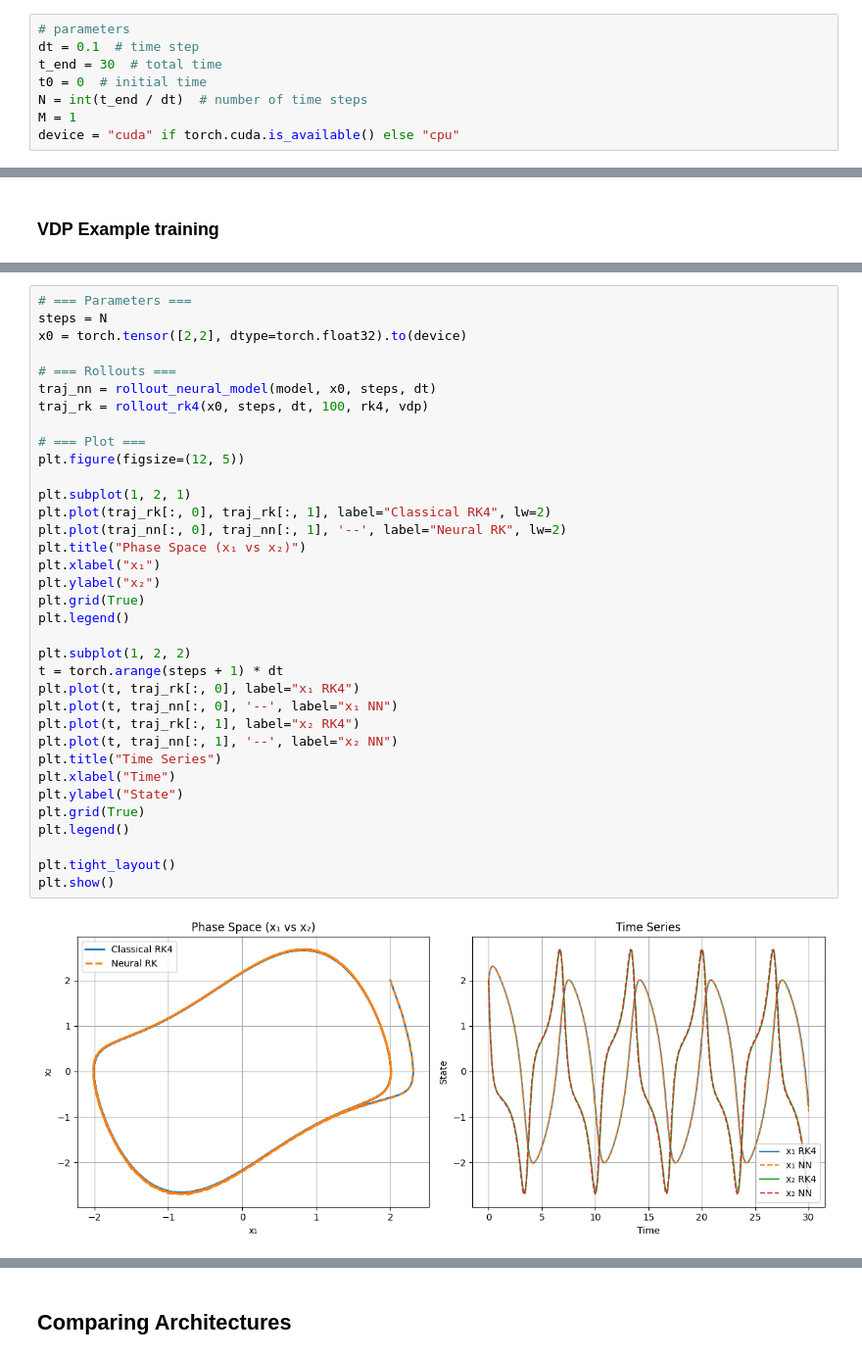
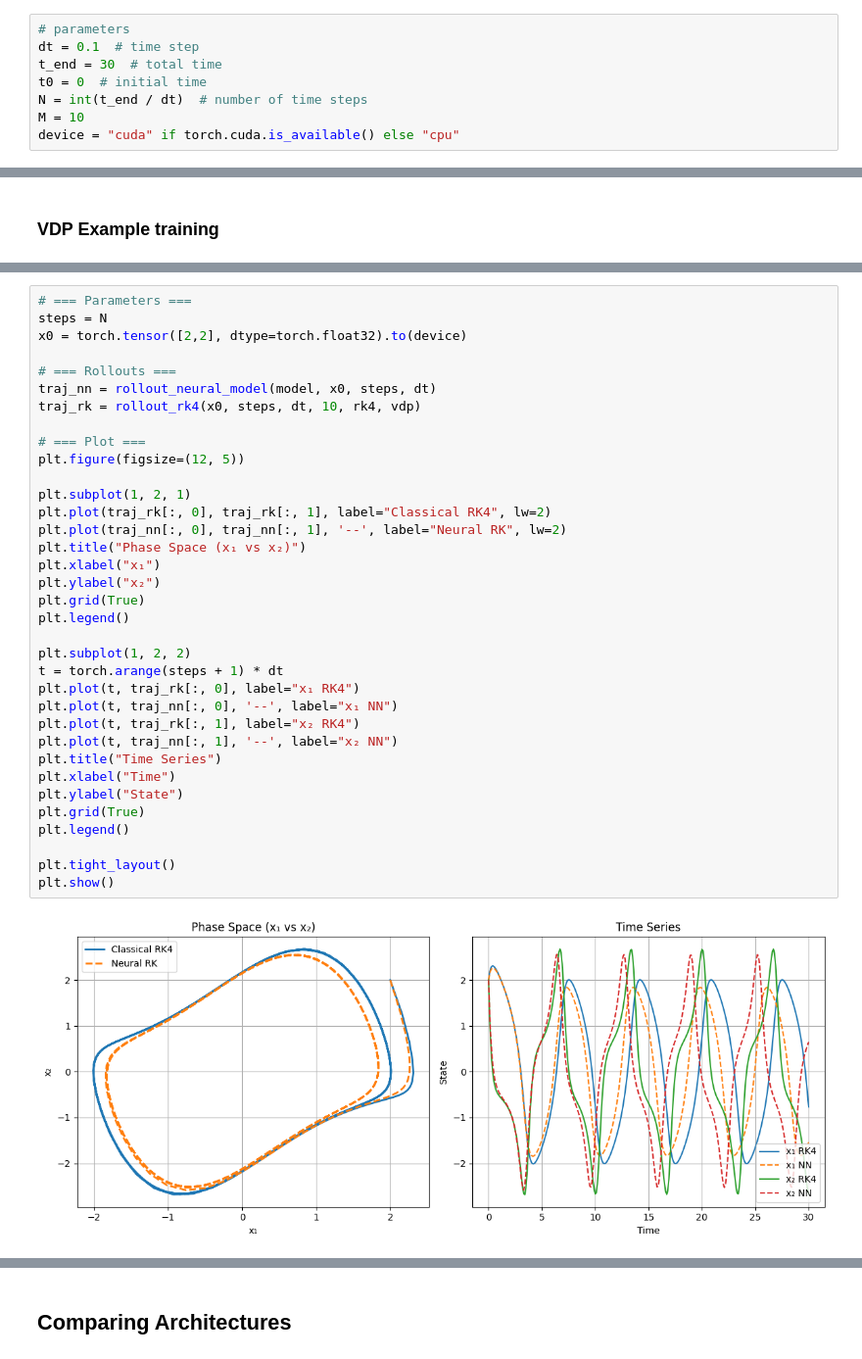
Before and after one commit to GeorgeWilliam1999/TrackExtrapolation, a Jupyter notebook: RK_PINNs/RK_PINN.ipynb, the cells around one changed output, grey strips where cells are left out. Shown at 98% size. Cells and saved outputs as stored; diff of their text form.

```diff
--- a/RK_PINNs/RK_PINN.ipynb
+++ b/RK_PINNs/RK_PINN.ipynb
@@ -15,7 +17,7 @@ dt = 0.1  # time step
 t_end = 30  # total time
 t0 = 0  # initial time
 N = int(t_end / dt)  # number of time steps
-M = 1
+M = 10
 device = "cuda" if torch.cuda.is_available() else "cpu"
 # %% [markdown]
 ## VDP System
@@ -389,36 +575,36 @@ x0 = torch.tensor([2,2], dtype=torch.float32).to(device)
 
 # === Rollouts ===
 traj_nn = rollout_neural_model(model, x0, steps, dt)
-traj_rk = rollout_rk4(x0, steps, dt, 100, rk4, vdp)
+traj_rk = rollout_rk4(x0, steps, dt, 10, rk4, vdp)
 
 # === Plot ===
 plt.figure(figsize=(12, 5))
 
 plt.subplot(1, 2, 1)
 plt.plot(traj_rk[:, 0], traj_rk[:, 1], label="Classical RK4", lw=2)
 plt.plot(traj_nn[:, 0], traj_nn[:, 1], '--', label="Neural RK", lw=2)
 plt.title("Phase Space (x₁ vs x₂)")
 plt.xlabel("x₁")
 plt.ylabel("x₂")
 plt.grid(True)
 plt.legend()
 
 plt.subplot(1, 2, 2)
 t = torch.arange(steps + 1) * dt
 plt.plot(t, traj_rk[:, 0], label="x₁ RK4")
 plt.plot(t, traj_nn[:, 0], '--', label="x₁ NN")
 plt.plot(t, traj_rk[:, 1], label="x₂ RK4")
 plt.plot(t, traj_nn[:, 1], '--', label="x₂ NN")
 plt.title("Time Series")
 plt.xlabel("Time")
 plt.ylabel("State")
 plt.grid(True)
 plt.legend()
 
 plt.tight_layout()
 plt.show()
 # %% [output]
-[figure, old version]
+[figure, new version]
 # %%
 # Generate multiple initial conditions
 n_ic = 20
```
Also changed, not shown: parts of 19 cells of this notebook, 11 other files.
